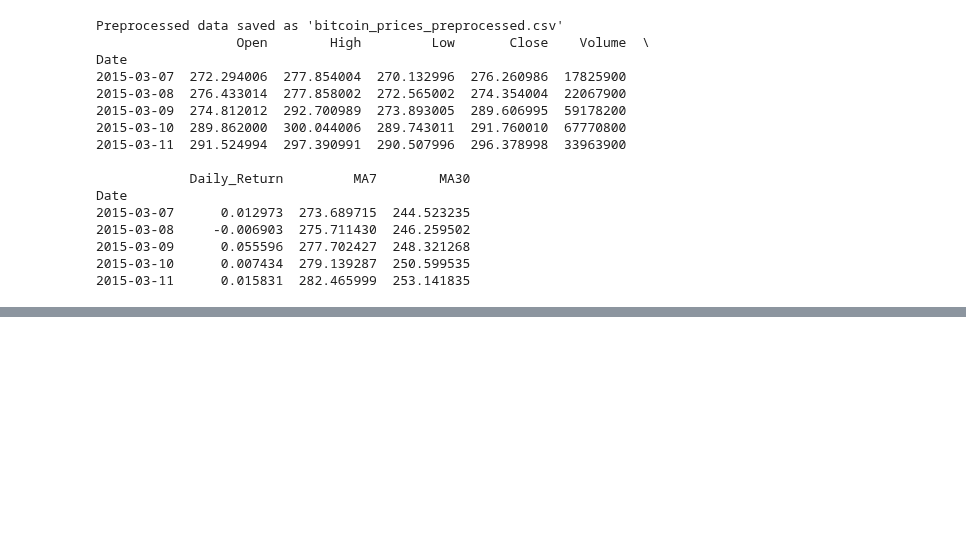
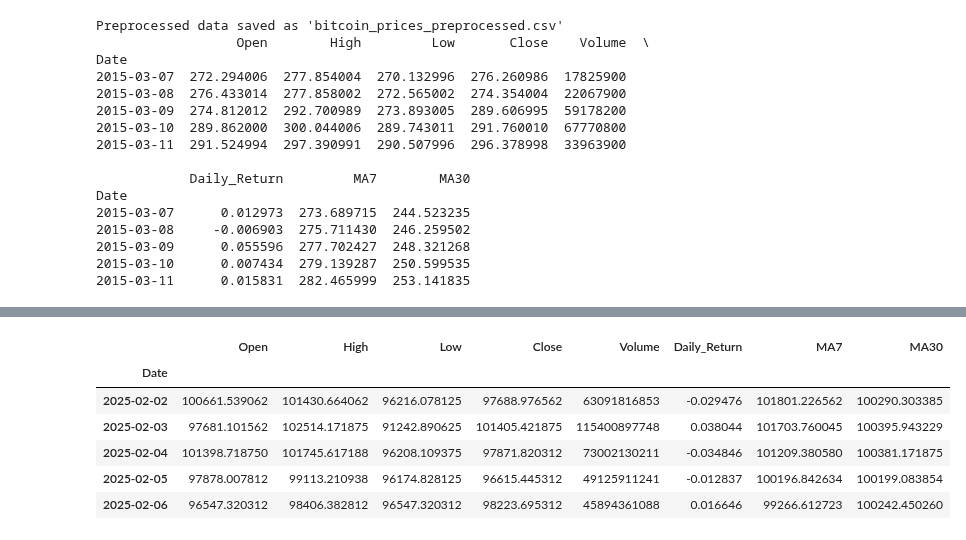
Before and after one commit to bonareri/Cryptocurrency-Price-Prediction-, a Jupyter notebook: data_collection_preprocessing.ipynb, the cells around one changed output, grey strips where cells are left out. Cells and saved outputs as stored; diff of their text form; code cells hidden in the pictures; blank space fills up the shorter version.

```diff
--- a/data_collection_preprocessing.ipynb
+++ b/data_collection_preprocessing.ipynb
@@ -251,0 +265,10 @@ Date
+# %%
+test_df_clean.tail()
+# %% [output]
+|  | Open | High | Low | Close | Volume | Daily_Return | MA7 | MA30 |
+| Date |  |  |  |  |  |  |  |  |
+| 2025-02-02 | 100661.539062 | 101430.664062 | 96216.078125 | 97688.976562 | 63091816853 | -0.029476 | 101801.226562 | 100290.303385 |
+| 2025-02-03 | 97681.101562 | 102514.171875 | 91242.890625 | 101405.421875 | 115400897748 | 0.038044 | 101703.760045 | 100395.943229 |
+| 2025-02-04 | 101398.718750 | 101745.617188 | 96208.109375 | 97871.820312 | 73002130211 | -0.034846 | 101209.380580 | 100381.171875 |
+| 2025-02-05 | 97878.007812 | 99113.210938 | 96174.828125 | 96615.445312 | 49125911241 | -0.012837 | 100196.842634 | 100199.083854 |
+| 2025-02-06 | 96547.320312 | 98406.382812 | 96547.320312 | 98223.695312 | 45894361088 | 0.016646 | 99266.612723 | 100242.450260 |
```
Also changed, not shown: parts of 2 cells of this notebook.
